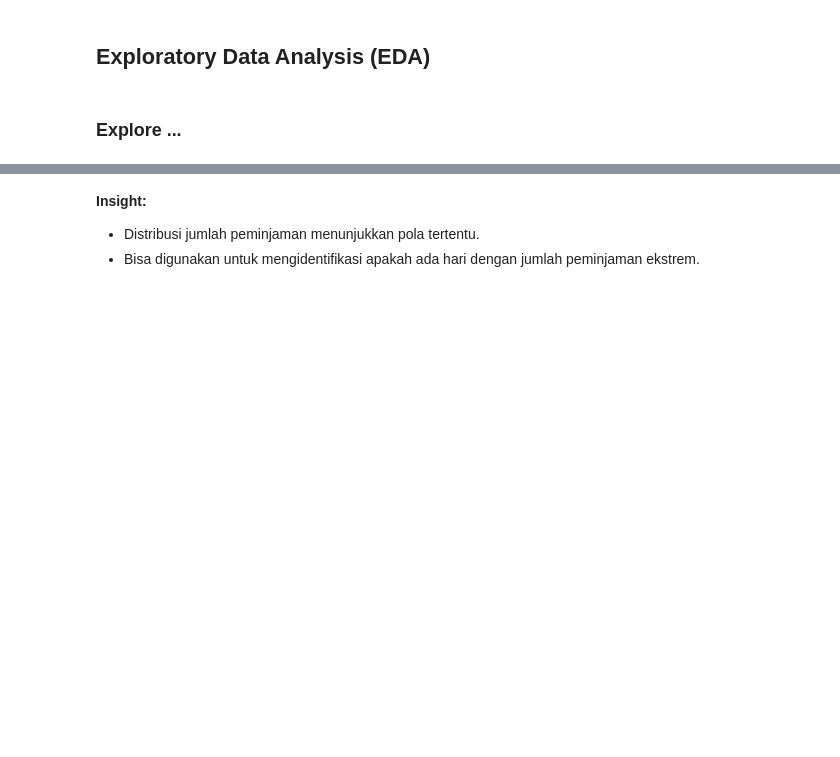
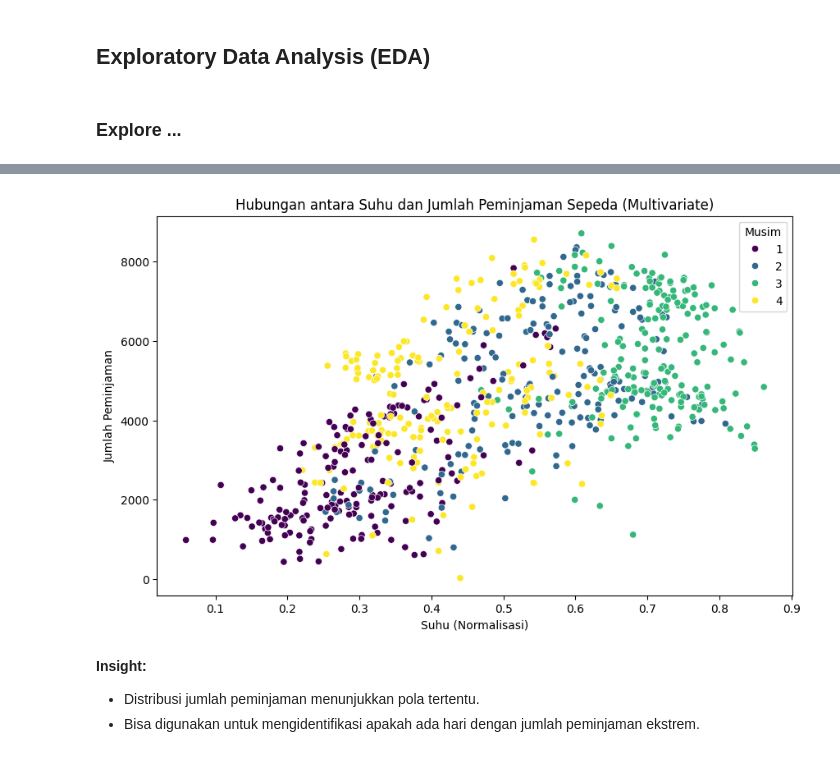
Before and after one commit to ikbalirawan/Analisis-Data, a Jupyter notebook: notebook.ipynb, the cells around one changed output, grey strips where cells are left out. Cells and saved outputs as stored; diff of their text form; code cells hidden in the pictures; blank space fills up the shorter version.

```diff
--- a/notebook.ipynb
+++ b/notebook.ipynb
@@ -131,3 +269,13 @@ plt.show()
+# %%
+plt.figure(figsize=(10, 6))
+sns.scatterplot(x='temp', y='cnt', data=day_df, hue='season', palette='viridis')
+plt.title('Hubungan antara Suhu dan Jumlah Peminjaman Sepeda (Multivariate)')
+plt.xlabel('Suhu (Normalisasi)')
+plt.ylabel('Jumlah Peminjaman')
+plt.legend(title='Musim')
+plt.show()
+# %% [output]
+[figure, added]
 # %% [markdown]
 **Insight:**
 - Distribusi jumlah peminjaman menunjukkan pola tertentu.
```
Also changed, not shown: parts of 33 cells of this notebook, 1 other file.
